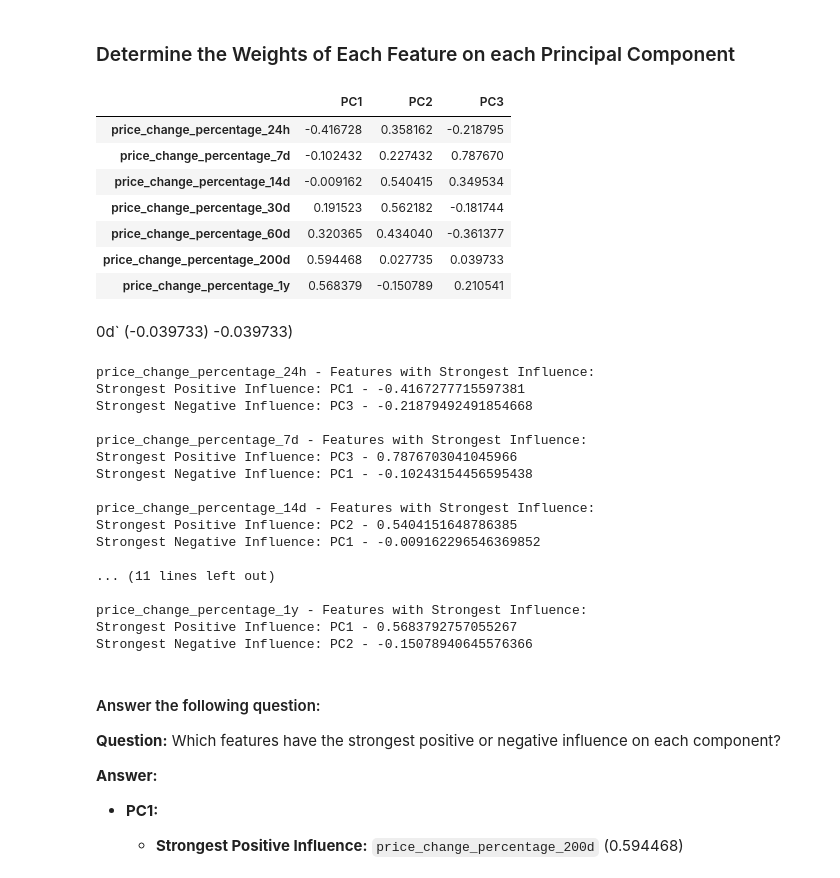
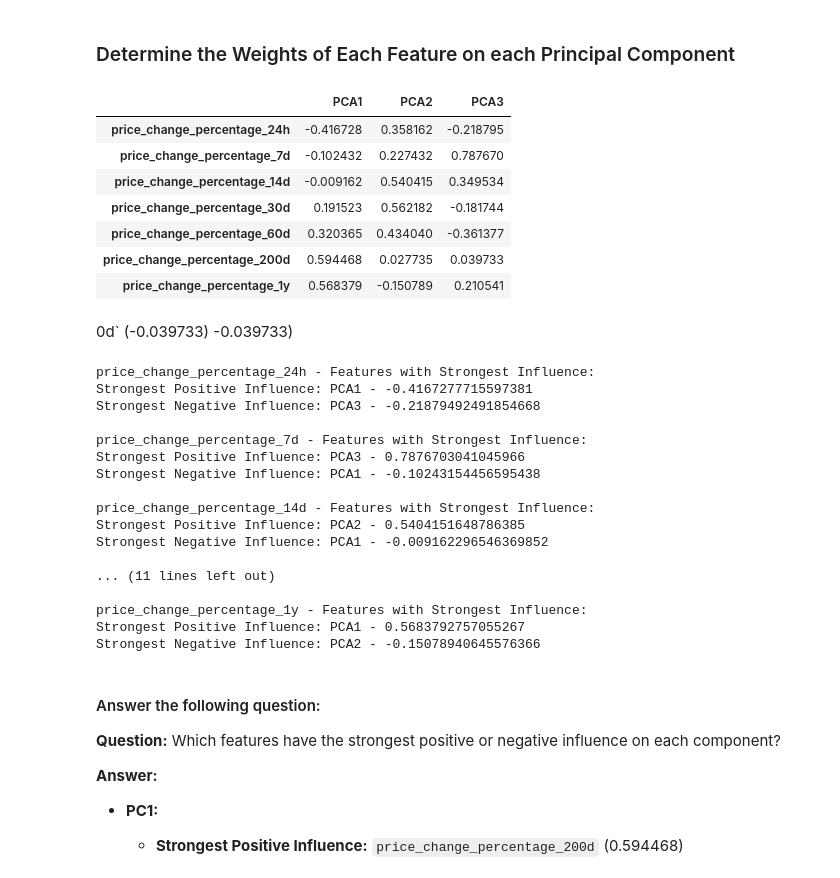
Before and after one commit to ezwang8/CryptoClustering, a Jupyter notebook: Crypto_Clustering.ipynb, the cells around one changed output. Cells and saved outputs as stored; diff of their text form; code cells hidden in the pictures.

```diff
--- a/Crypto_Clustering.ipynb
+++ b/Crypto_Clustering.ipynb
@@ -308,14 +306,14 @@ pca_clustered_df.hvplot.scatter(
 # %%
 # Use the columns from the original scaled DataFrame as the index.
 components_df = pd.DataFrame(
     pca.components_.T,  # Transposed PCA components
     index=scaled_market_data_df.columns,  # Setting the original features as the index
-    columns=["PC1", "PC2", "PC3"]  # Setting index as principal components
+    columns=["PCA1", "PCA2", "PCA3"]  # Setting index as principal components
 )
 
 components_df
 # %% [output]
-|  | PC1 | PC2 | PC3 |
+|  | PCA1 | PCA2 | PCA3 |
 | price_change_percentage_24h | -0.416728 | 0.358162 | -0.218795 |
 | price_change_percentage_7d | -0.102432 | 0.227432 | 0.787670 |
 | price_change_percentage_14d | -0.009162 | 0.540415 | 0.349534 |
@@ -338,22 +336,22 @@ for component in components_df.index:
     print("Strongest Negative Influence:", sorted_features.idxmin(), "-", components_df.loc[component, sorted_features.idxmin()])
 # %% [output]
 price_change_percentage_24h - Features with Strongest Influence:
-Strongest Positive Influence: PC1 - -0.4167277715597381
-Strongest Negative Influence: PC3 - -0.21879492491854668
+Strongest Positive Influence: PCA1 - -0.4167277715597381
+Strongest Negative Influence: PCA3 - -0.21879492491854668
 
 price_change_percentage_7d - Features with Strongest Influence:
-Strongest Positive Influence: PC3 - 0.7876703041045966
-Strongest Negative Influence: PC1 - -0.10243154456595438
+Strongest Positive Influence: PCA3 - 0.7876703041045966
+Strongest Negative Influence: PCA1 - -0.10243154456595438
 
 price_change_percentage_14d - Features with Strongest Influence:
-Strongest Positive Influence: PC2 - 0.5404151648786385
-Strongest Negative Influence: PC1 - -0.009162296546369852
+Strongest Positive Influence: PCA2 - 0.5404151648786385
+Strongest Negative Influence: PCA1 - -0.009162296546369852
 
 ... (11 lines left out)
 
 price_change_percentage_1y - Features with Strongest Influence:
-Strongest Positive Influence: PC1 - 0.5683792757055267
-Strongest Negative Influence: PC2 - -0.15078940645576366
+Strongest Positive Influence: PCA1 - 0.5683792757055267
+Strongest Negative Influence: PCA2 - -0.15078940645576366
 # %% [markdown]
 #### Answer the following question:
 
```
Also changed, not shown: parts of 5 cells of this notebook.
